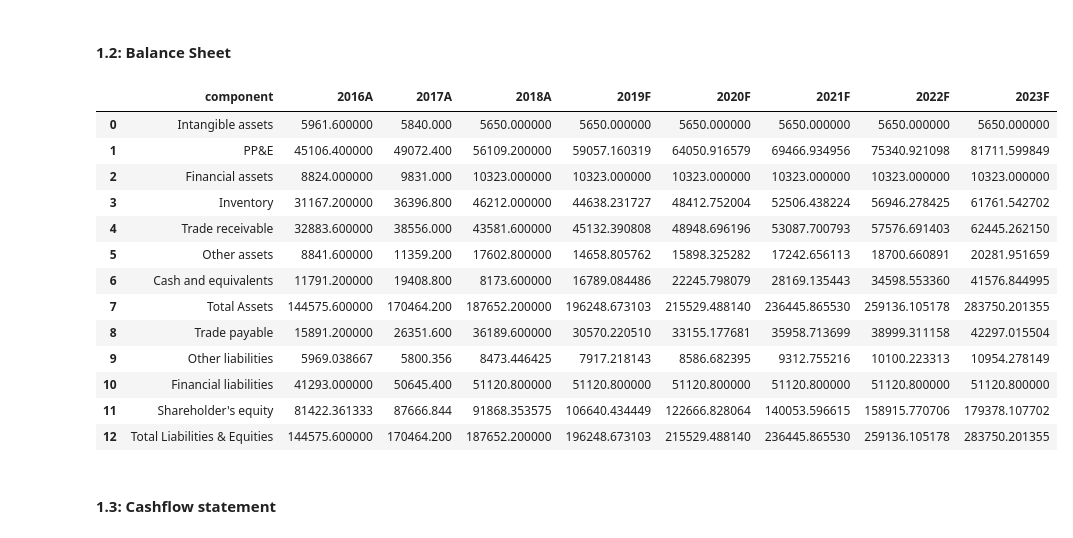
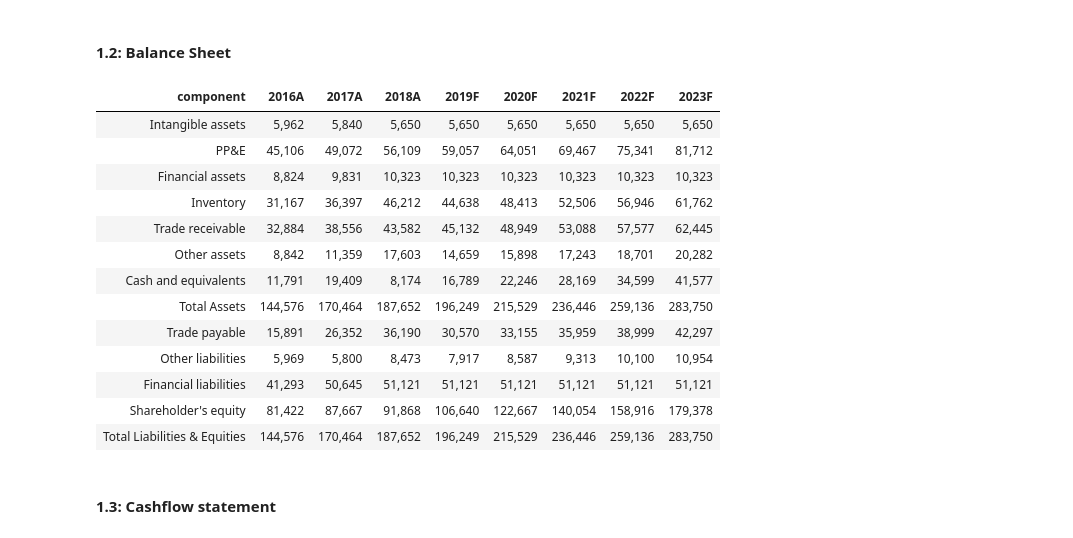
Before and after one commit to subhadri/financial_model, a Jupyter notebook: code/cheesco/company-valuation-2016-2018.ipynb, the cells around one changed output. Saved outputs shown, nothing was run; the diff lists cells and outputs as text; code cells hidden in the pictures.

```diff
--- a/code/cheesco/company-valuation-2016-2018.ipynb
+++ b/code/cheesco/company-valuation-2016-2018.ipynb
@@ -67,21 +84,23 @@ report_table(statement.income,statement.forecast_dates)
 # %% [markdown]
 #### 1.2: Balance Sheet
 # %%
-report_table(statement.balance,statement.forecast_dates)
+report_table(data=statement.balance.to_pandas_df(),
+             f_date=statement.forecast_dates,
+             bold_rows=["Total Assets","Total Liabilities & Equities"])
 # %% [output]
-|  | component | 2016A | 2017A | 2018A | 2019F | 2020F | 2021F | 2022F | 2023F |
-| 0 | Intangible assets | 5961.600000 | 5840.000 | 5650.000000 | 5650.000000 | 5650.000000 | 5650.000000 | 5650.000000 | 5650.000000 |
-| 1 | PP&E | 45106.400000 | 49072.400 | 56109.200000 | 59057.160319 | 64050.916579 | 69466.934956 | 75340.921098 | 81711.599849 |
-| 2 | Financial assets | 8824.000000 | 9831.000 | 10323.000000 | 10323.000000 | 10323.000000 | 10323.000000 | 10323.000000 | 10323.000000 |
-| 3 | Inventory | 31167.200000 | 36396.800 | 46212.000000 | 44638.231727 | 48412.752004 | 52506.438224 | 56946.278425 | 61761.542702 |
-| 4 | Trade receivable | 32883.600000 | 38556.000 | 43581.600000 | 45132.390808 | 48948.696196 | 53087.700793 | 57576.691403 | 62445.262150 |
-| 5 | Other assets | 8841.600000 | 11359.200 | 17602.800000 | 14658.805762 | 15898.325282 | 17242.656113 | 18700.660891 | 20281.951659 |
-| 6 | Cash and equivalents | 11791.200000 | 19408.800 | 8173.600000 | 16789.084486 | 22245.798079 | 28169.135443 | 34598.553360 | 41576.844995 |
-| 7 | Total Assets | 144575.600000 | 170464.200 | 187652.200000 | 196248.673103 | 215529.488140 | 236445.865530 | 259136.105178 | 283750.201355 |
-| 8 | Trade payable | 15891.200000 | 26351.600 | 36189.600000 | 30570.220510 | 33155.177681 | 35958.713699 | 38999.311158 | 42297.015504 |
-| 9 | Other liabilities | 5969.038667 | 5800.356 | 8473.446425 | 7917.218143 | 8586.682395 | 9312.755216 | 10100.223313 | 10954.278149 |
-| 10 | Financial liabilities | 41293.000000 | 50645.400 | 51120.800000 | 51120.800000 | 51120.800000 | 51120.800000 | 51120.800000 | 51120.800000 |
-| 11 | Shareholder's equity | 81422.361333 | 87666.844 | 91868.353575 | 106640.434449 | 122666.828064 | 140053.596615 | 158915.770706 | 179378.107702 |
-| 12 | Total Liabilities & Equities | 144575.600000 | 170464.200 | 187652.200000 | 196248.673103 | 215529.488140 | 236445.865530 | 259136.105178 | 283750.201355 |
+| component | 2016A | 2017A | 2018A | 2019F | 2020F | 2021F | 2022F | 2023F |
+| Intangible assets | 5,962 | 5,840 | 5,650 | 5,650 | 5,650 | 5,650 | 5,650 | 5,650 |
+| PP&E | 45,106 | 49,072 | 56,109 | 59,057 | 64,051 | 69,467 | 75,341 | 81,712 |
+| Financial assets | 8,824 | 9,831 | 10,323 | 10,323 | 10,323 | 10,323 | 10,323 | 10,323 |
+| Inventory | 31,167 | 36,397 | 46,212 | 44,638 | 48,413 | 52,506 | 56,946 | 61,762 |
+| Trade receivable | 32,884 | 38,556 | 43,582 | 45,132 | 48,949 | 53,088 | 57,577 | 62,445 |
+| Other assets | 8,842 | 11,359 | 17,603 | 14,659 | 15,898 | 17,243 | 18,701 | 20,282 |
+| Cash and equivalents | 11,791 | 19,409 | 8,174 | 16,789 | 22,246 | 28,169 | 34,599 | 41,577 |
+| Total Assets | 144,576 | 170,464 | 187,652 | 196,249 | 215,529 | 236,446 | 259,136 | 283,750 |
+| Trade payable | 15,891 | 26,352 | 36,190 | 30,570 | 33,155 | 35,959 | 38,999 | 42,297 |
+| Other liabilities | 5,969 | 5,800 | 8,473 | 7,917 | 8,587 | 9,313 | 10,100 | 10,954 |
+| Financial liabilities | 41,293 | 50,645 | 51,121 | 51,121 | 51,121 | 51,121 | 51,121 | 51,121 |
+| Shareholder's equity | 81,422 | 87,667 | 91,868 | 106,640 | 122,667 | 140,054 | 158,916 | 179,378 |
+| Total Liabilities & Equities | 144,576 | 170,464 | 187,652 | 196,249 | 215,529 | 236,446 | 259,136 | 283,750 |
 # %% [markdown]
 #### 1.3: Cashflow statement
```
Also changed, not shown: parts of 18 cells of this notebook, 5 other files.
